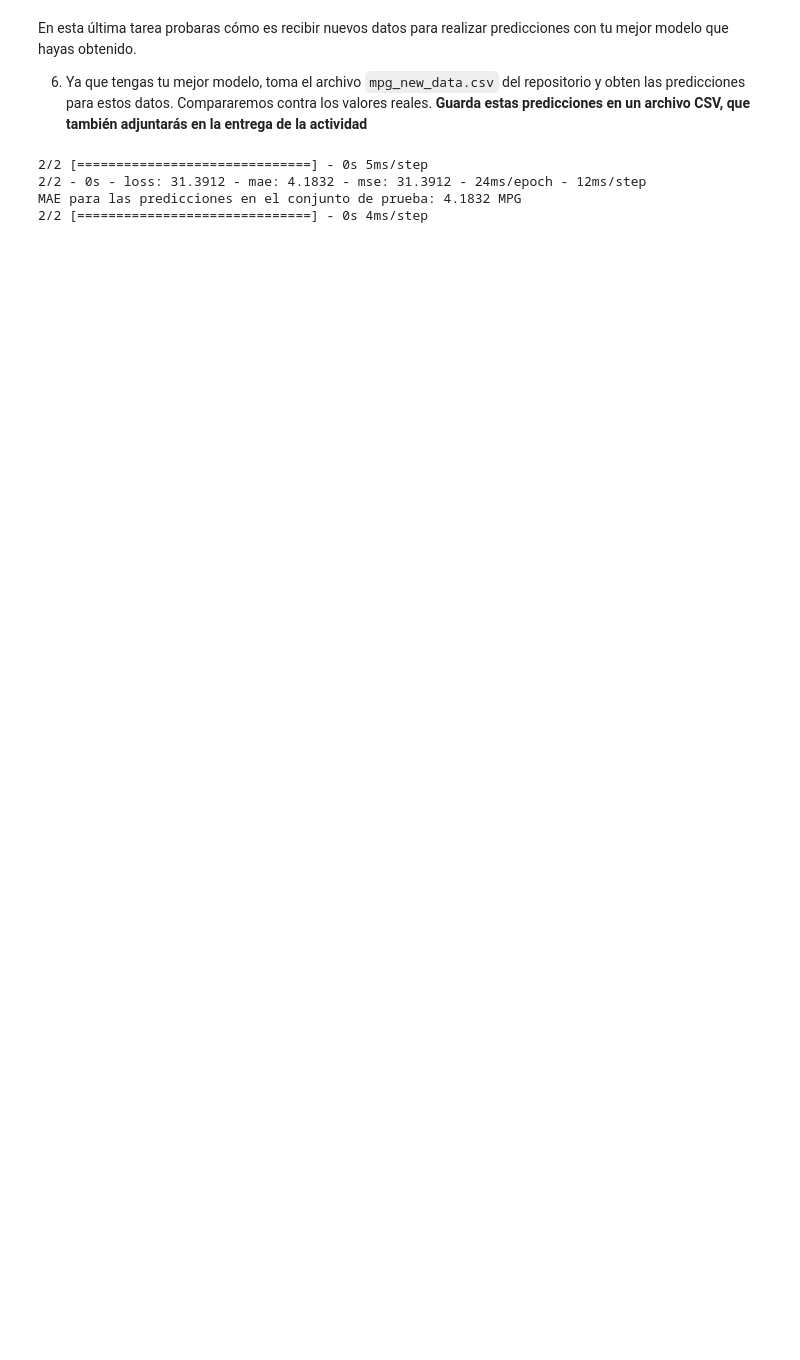
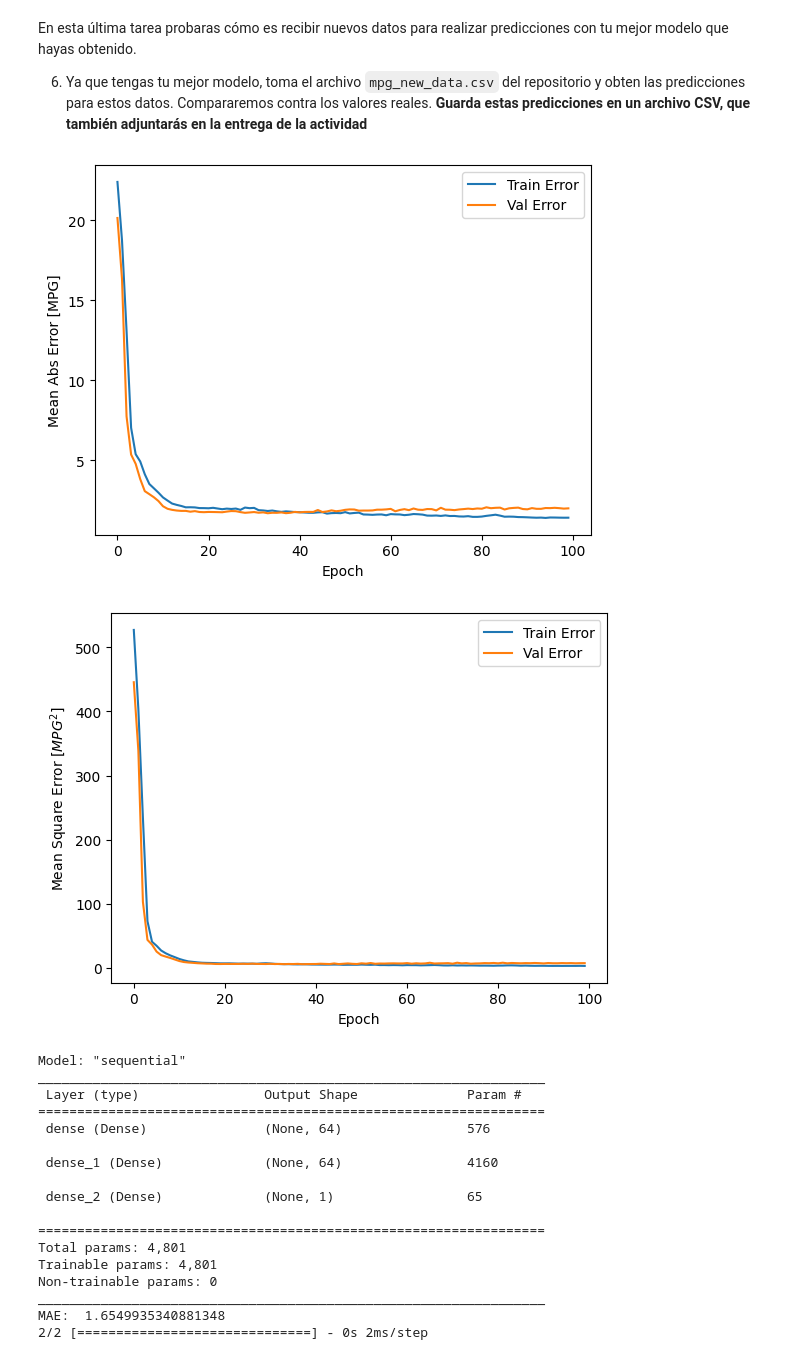
Before and after one commit to EduardoGarcia528/Practica-1-MLP_Eduardo_Garcia, a Jupyter notebook: Practica_1_MLP_Eduardo_Garcia.ipynb, the cells around one changed output. Cells and saved outputs as stored; diff of their text form; code cells hidden in the pictures; blank space fills up the shorter version.

```diff
--- a/Practica_1_MLP_Eduardo_Garcia.ipynb
+++ b/Practica_1_MLP_Eduardo_Garcia.ipynb
@@ -945,8 +946,8 @@ tf.random.set_seed(189)
 def best_model():
     model = keras.Sequential()
     model.add(layers.Input(shape=(X_train_scl.shape[1],)))
-    model.add(layers.Dense(32, activation= 'relu'))
-    model.add(layers.Dense(32, activation= 'relu'))
+    model.add(layers.Dense(64, activation= 'tanh'))
+    model.add(layers.Dense(64, activation= 'tanh'))
     model.add(layers.Dense(1, activation=None))
 
     optimizer = tf.keras.optimizers.Adam(0.01)
@@ -956,34 +957,49 @@ def best_model():
     return model
 
 model_best = best_model()
 
 
 history = model_best.fit(X_train_scl, y_train, epochs=100, validation_split=0.2, verbose=0)
 loss, mae, mse = model_best.evaluate(X_test_scl, y_test, verbose=0)
 
 plot_history(history)
 model_best.summary()
 
 print("MAE: ", mae)
 y_pred = model_best.predict(X_test_scl).flatten()
 
 plt.scatter(y_test, y_pred)
 plt.xlabel('True Values [MPG]')
 plt.ylabel('Predictions [MPG]')
 plt.axis('equal')
 plt.axis('square')
 plt.xlim([0,plt.xlim()[1]])
 plt.ylim([0,plt.ylim()[1]])
 _ = plt.plot([-100, 100], [-100, 100])
 plt.show()
 
 error = y_pred - y_test
 plt.hist(error, bins = 25)
 plt.xlabel("Error en la predicción [MPG]")
 plt.ylabel("Conteos")
 plt.show()
 # %% [output]
+[figure, added]
+[figure, added]
-2/2 [==============================] - 0s 5ms/step
-2/2 - 0s - loss: 31.3912 - mae: 4.1832 - mse: 31.3912 - 24ms/epoch - 12ms/step
-MAE para las predicciones en el conjunto de prueba: 4.1832 MPG
-2/2 [==============================] - 0s 4ms/step
+Model: "sequential"
+_________________________________________________________________
+ Layer (type)                Output Shape              Param #
+=================================================================
+ dense (Dense)               (None, 64)                576
+
+ dense_1 (Dense)             (None, 64)                4160
+
+ dense_2 (Dense)             (None, 1)                 65
+
+=================================================================
+Total params: 4,801
+Trainable params: 4,801
+Non-trainable params: 0
+_________________________________________________________________
+MAE:  1.6549935340881348
+2/2 [==============================] - 0s 2ms/step
```
Also changed, not shown: parts of 10 cells of this notebook.
